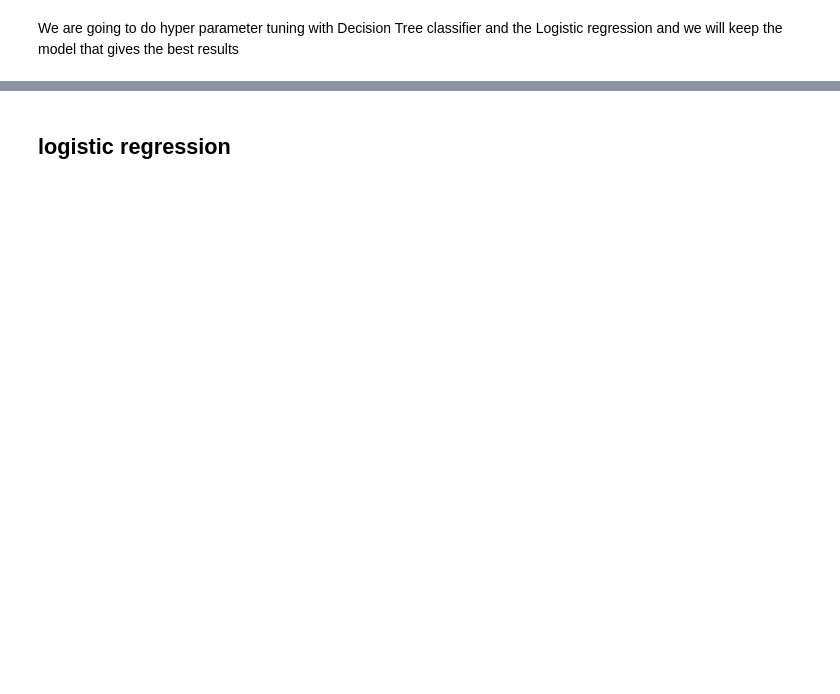
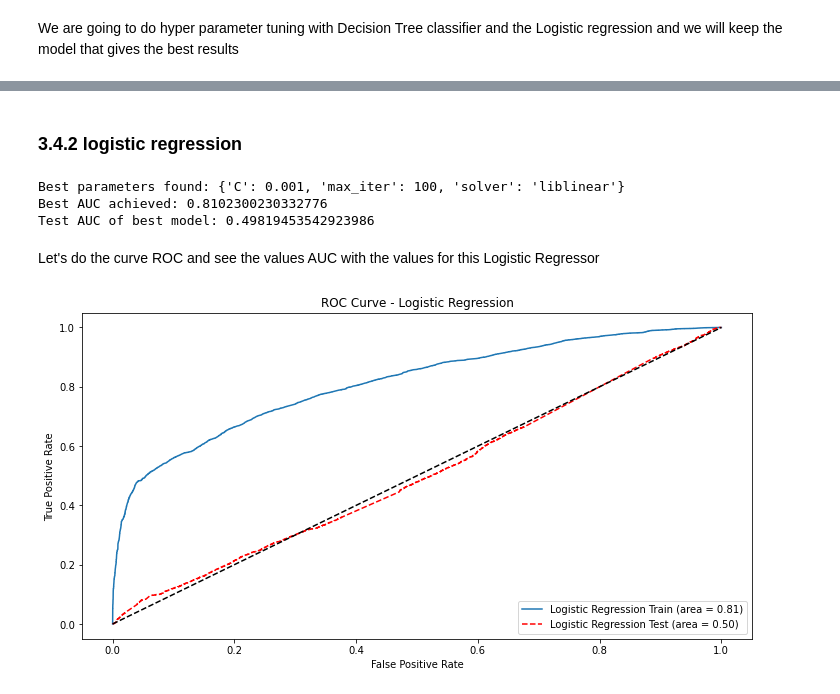
Before and after one commit to mbarriola96/Predicting_faulty_pumps, a Jupyter notebook: notebooks/02_model_creation.ipynb, the cells around one changed output, grey strips where cells are left out. Drawn from its saved outputs; the diff is of its cells as text; code cells hidden in the pictures; blank space fills up the shorter version.

Commit message:
model_creation first attempt

```diff
--- a/notebooks/02_model_creation.ipynb
+++ b/notebooks/02_model_creation.ipynb
@@ -226,2 +227,68 @@ plt.show()
 # %% [markdown]
-## logistic regression
+### 3.4.2 logistic regression
+# %%
+from sklearn.linear_model import LogisticRegression
+from sklearn.model_selection import GridSearchCV
+from sklearn.metrics import make_scorer, roc_auc_score
+
+# Initialize the Logistic Regression model
+logistic_regression = LogisticRegression()
+
+# Define the parameter grid to search
+param_grid = {
+    'C': [0.001, 0.01, 0.1, 1, 10, 100],  # Inverse of regularization strength
+    'solver': ['newton-cg', 'lbfgs', 'liblinear', 'sag', 'saga'],  # Algorithm to use in the optimization problem
+    'max_iter': [100, 200, 300],  # Maximum number of iterations taken for the solvers to converge
+}
+
+# Define the scoring function using AUC
+scorer = make_scorer(roc_auc_score, needs_proba=True)
+
+# Setup the grid search with cross-validation
+grid_search = GridSearchCV(estimator=logistic_regression, param_grid=param_grid, scoring=scorer, cv=5)
+
+# Fit grid search on the training data
+grid_search.fit(X_train, y_train)
+
+# Find the best model
+best_log_reg = grid_search.best_estimator_
+
+# Output the best parameter combination and the corresponding score
+print("Best parameters found:", grid_search.best_params_)
+print("Best AUC achieved:", grid_search.best_score_)
+
+# Optional: Evaluate the best model on the test set
+y_pred_proba_best_log_reg = best_log_reg.predict_proba(X_test)[:, 1]
+test_auc = roc_auc_score(y_test, y_pred_proba_best_log_reg)
+print("Test AUC of best model:", test_auc)
+# %% [output]
+Best parameters found: {'C': 0.001, 'max_iter': 100, 'solver': 'liblinear'}
+Best AUC achieved: 0.8102300230332776
+Test AUC of best model: 0.49819453542923986
+# %% [markdown]
+Let's do the curve ROC and see the values AUC with the values for this Logistic Regressor
+# %%
+# Predict probabilities on the training and test set using the Logistic Regression model
+y_pred_prob_log_reg_train = best_log_reg.predict_proba(X_train)[:, 1]  # Training probabilities
+y_pred_prob_log_reg_test = best_log_reg.predict_proba(X_test)[:, 1]  # Test probabilities
+
+# Compute ROC curve and AUC for training data
+fpr_log_reg_train, tpr_log_reg_train, _ = roc_curve(y_train, y_pred_prob_log_reg_train)
+auc_log_reg_train = auc(fpr_log_reg_train, tpr_log_reg_train)
+
+# Compute ROC curve and AUC for test data
+fpr_log_reg_test, tpr_log_reg_test, _ = roc_curve(y_test, y_pred_prob_log_reg_test)
+auc_log_reg_test = auc(fpr_log_reg_test, tpr_log_reg_test)
+
+# Plotting ROC Curves
+plt.figure(figsize=(12, 6))
+plt.plot(fpr_log_reg_train, tpr_log_reg_train, label='Logistic Regression Train (area = {:.2f})'.format(auc_log_reg_train))
+plt.plot(fpr_log_reg_test, tpr_log_reg_test, color='red', linestyle='--', label='Logistic Regression Test (area = {:.2f})'.format(auc_log_reg_test))
+plt.plot([0, 1], [0, 1], 'k--')
+plt.xlabel('False Positive Rate')
+plt.ylabel('True Positive Rate')
+plt.title('ROC Curve - Logistic Regression')
+plt.legend(loc="lower right")
+plt.show()
+# %% [output]
+[figure, added]
```
Also changed, not shown: parts of 18 cells of this notebook, 1 other file.
